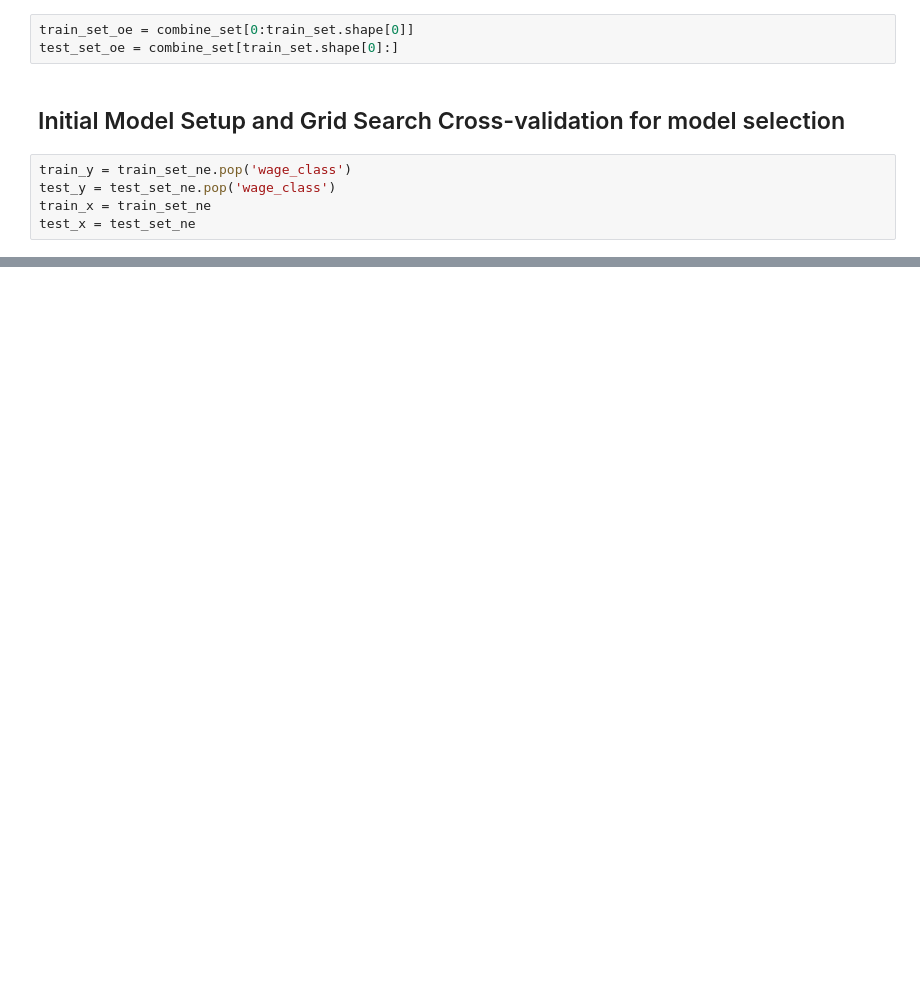
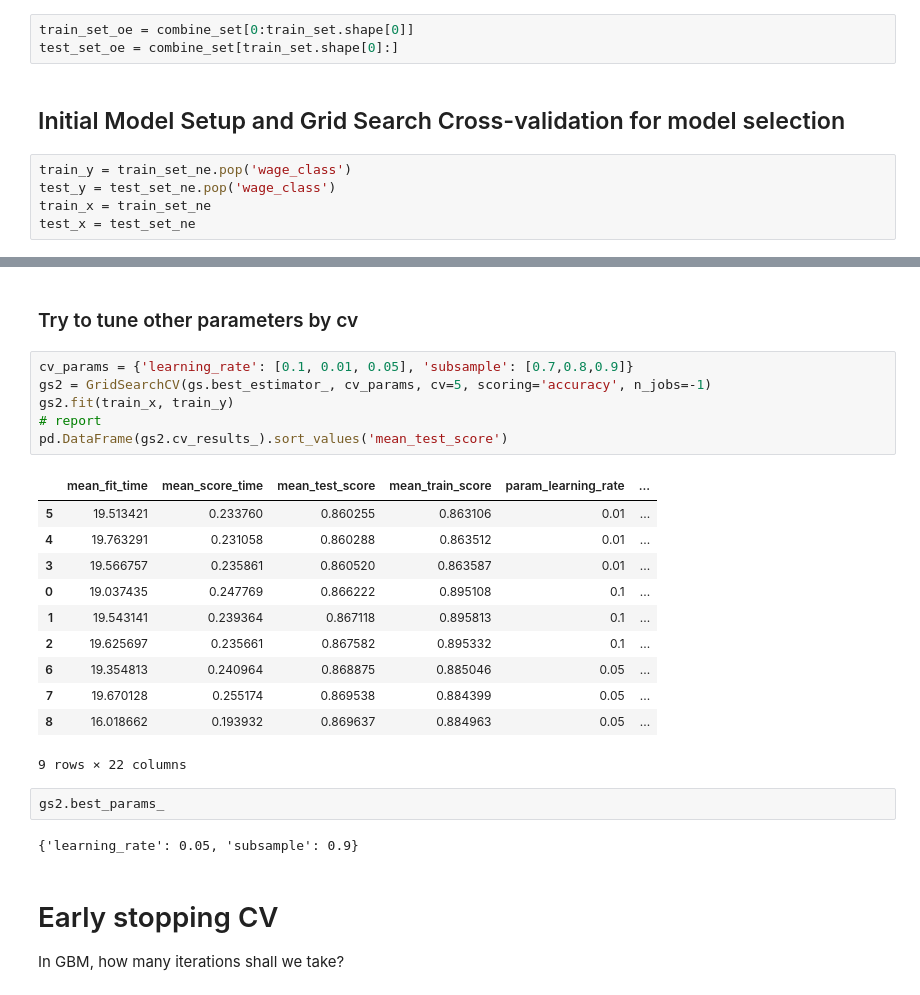
Before and after one commit to ShuhuaGao/MLAlgo, a Jupyter notebook: GBM/xgBoost/XGBoost_learning.ipynb, the cells around one changed output, grey strips where cells are left out. Cells and saved outputs as stored; diff of their text form; blank space fills up the shorter version.

```diff
--- a/GBM/xgBoost/XGBoost_learning.ipynb
+++ b/GBM/xgBoost/XGBoost_learning.ipynb
@@ -170,0 +217,27 @@ SyntaxError: invalid syntax (<ipython-input-20-56f101888b3a>, line 1)
+# %% [markdown]
+### Try to tune other parameters by cv
+# %%
+cv_params = {'learning_rate': [0.1, 0.01, 0.05], 'subsample': [0.7,0.8,0.9]}
+gs2 = GridSearchCV(gs.best_estimator_, cv_params, cv=5, scoring='accuracy', n_jobs=-1)
+gs2.fit(train_x, train_y)
+# report
+pd.DataFrame(gs2.cv_results_).sort_values('mean_test_score')
+# %% [output]
+|  | mean_fit_time | mean_score_time | mean_test_score | mean_train_score | param_learning_rate | ... |
+| 5 | 19.513421 | 0.233760 | 0.860255 | 0.863106 | 0.01 | ... |
+| 4 | 19.763291 | 0.231058 | 0.860288 | 0.863512 | 0.01 | ... |
+| 3 | 19.566757 | 0.235861 | 0.860520 | 0.863587 | 0.01 | ... |
+| 0 | 19.037435 | 0.247769 | 0.866222 | 0.895108 | 0.1 | ... |
+| 1 | 19.543141 | 0.239364 | 0.867118 | 0.895813 | 0.1 | ... |
+| 2 | 19.625697 | 0.235661 | 0.867582 | 0.895332 | 0.1 | ... |
+| 6 | 19.354813 | 0.240964 | 0.868875 | 0.885046 | 0.05 | ... |
+| 7 | 19.670128 | 0.255174 | 0.869538 | 0.884399 | 0.05 | ... |
+| 8 | 16.018662 | 0.193932 | 0.869637 | 0.884963 | 0.05 | ... |
+9 rows × 22 columns
+# %%
+gs2.best_params_
+# %% [output]
+{'learning_rate': 0.05, 'subsample': 0.9}
+# %% [markdown]
+# Early stopping CV
+In GBM, how many iterations shall we take?
```
Also changed, not shown: parts of 20 cells of this notebook, 8 other files.
